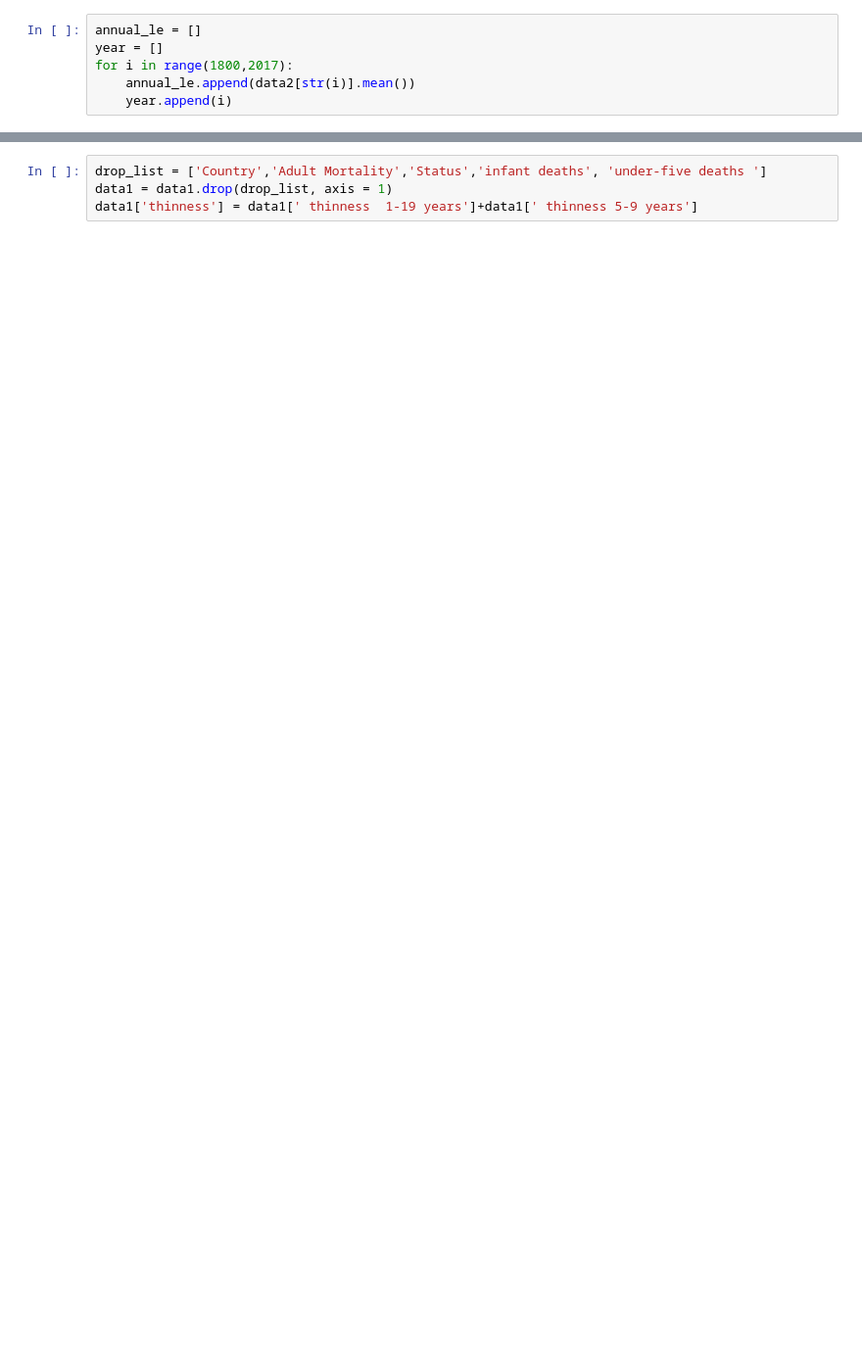
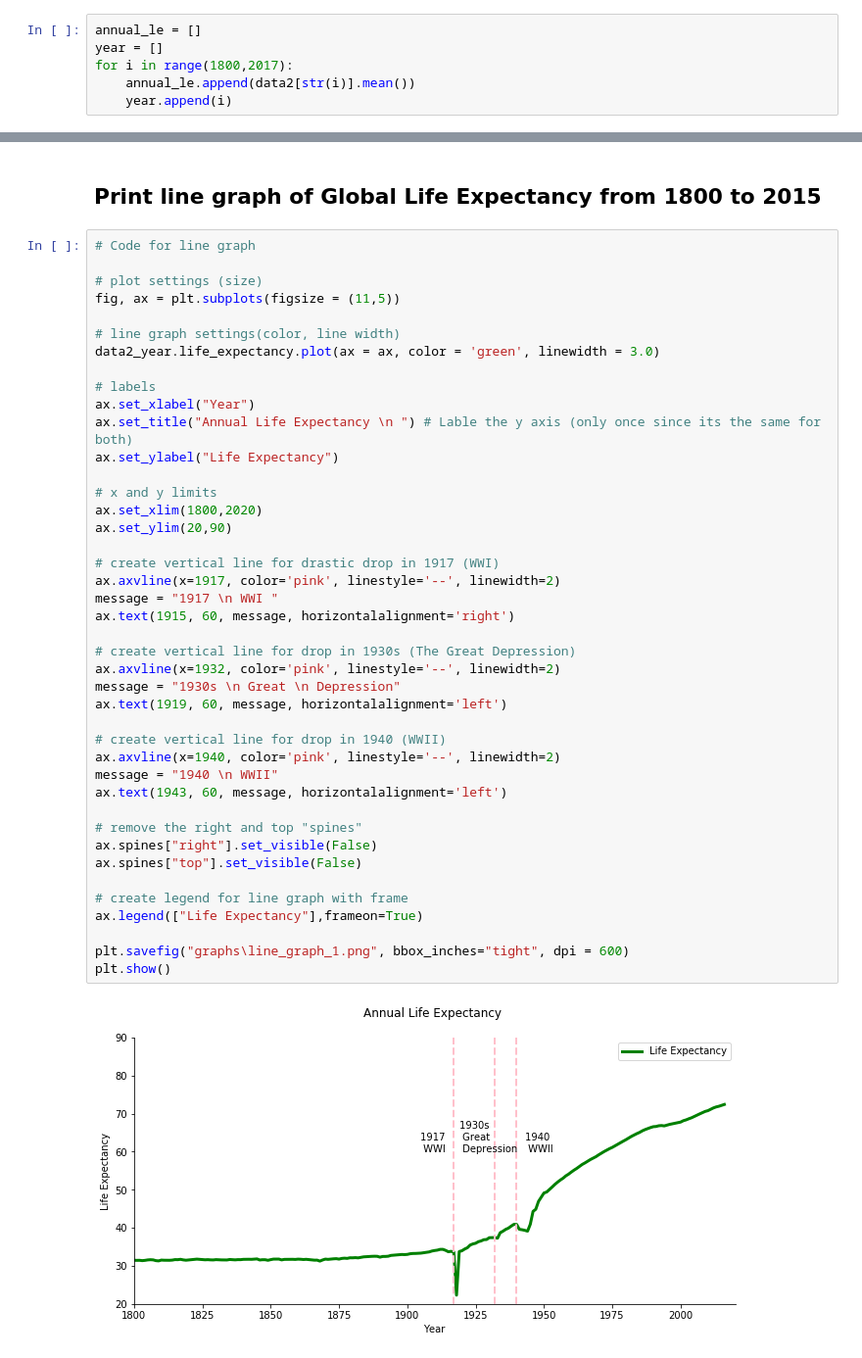
Before and after one commit to jeed123456789/data_science_project2, a Jupyter notebook: data_analysis.ipynb, the cells around one changed output, grey strips where cells are left out. Shown at 98% size. Saved outputs shown, nothing was run; the diff lists cells and outputs as text; blank space fills up the shorter version.

```diff
--- a/data_analysis.ipynb
+++ b/data_analysis.ipynb
@@ -56,4 +37,46 @@ plt.show()
-# %%
-drop_list = ['Country','Adult Mortality','Status','infant deaths', 'under-five deaths ']
-data1 = data1.drop(drop_list, axis = 1)
-data1['thinness'] = data1[' thinness  1-19 years']+data1[' thinness 5-9 years']
+# %% [markdown]
+## Print line graph of Global Life Expectancy from 1800 to 2015
+# %%
+# Code for line graph
+
+# plot settings (size)
+fig, ax = plt.subplots(figsize = (11,5))
+
+# line graph settings(color, line width)
+data2_year.life_expectancy.plot(ax = ax, color = 'green', linewidth = 3.0)
+
+# labels
+ax.set_xlabel("Year")
+ax.set_title("Annual Life Expectancy \n ") # Lable the y axis (only once since its the same for both)
+ax.set_ylabel("Life Expectancy")
+
+# x and y limits
+ax.set_xlim(1800,2020)
+ax.set_ylim(20,90)
+
+# create vertical line for drastic drop in 1917 (WWI)
+ax.axvline(x=1917, color='pink', linestyle='--', linewidth=2)
+message = "1917 \n WWI "
+ax.text(1915, 60, message, horizontalalignment='right')
+
+# create vertical line for drop in 1930s (The Great Depression)
+ax.axvline(x=1932, color='pink', linestyle='--', linewidth=2)
+message = "1930s \n Great \n Depression"
+ax.text(1919, 60, message, horizontalalignment='left')
+
+# create vertical line for drop in 1940 (WWII)
+ax.axvline(x=1940, color='pink', linestyle='--', linewidth=2)
+message = "1940 \n WWII"
+ax.text(1943, 60, message, horizontalalignment='left')
+
+# remove the right and top "spines"
+ax.spines["right"].set_visible(False)
+ax.spines["top"].set_visible(False)
+
+# create legend for line graph with frame
+ax.legend(["Life Expectancy"],frameon=True)
+
+plt.savefig("graphs\line_graph_1.png", bbox_inches="tight", dpi = 600)
+plt.show()
+# %% [output]
+[figure, added]
```
Also changed, not shown: parts of 27 cells of this notebook.
